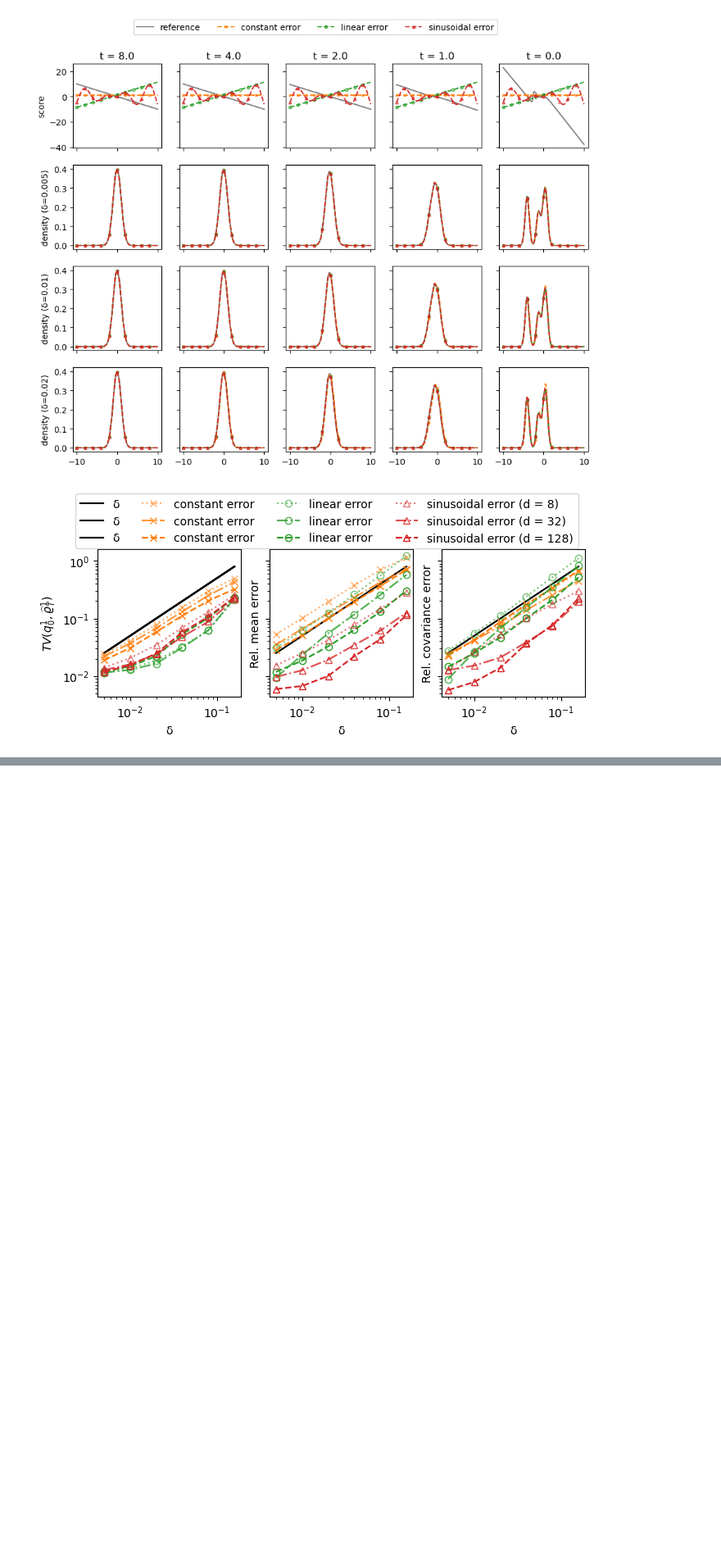
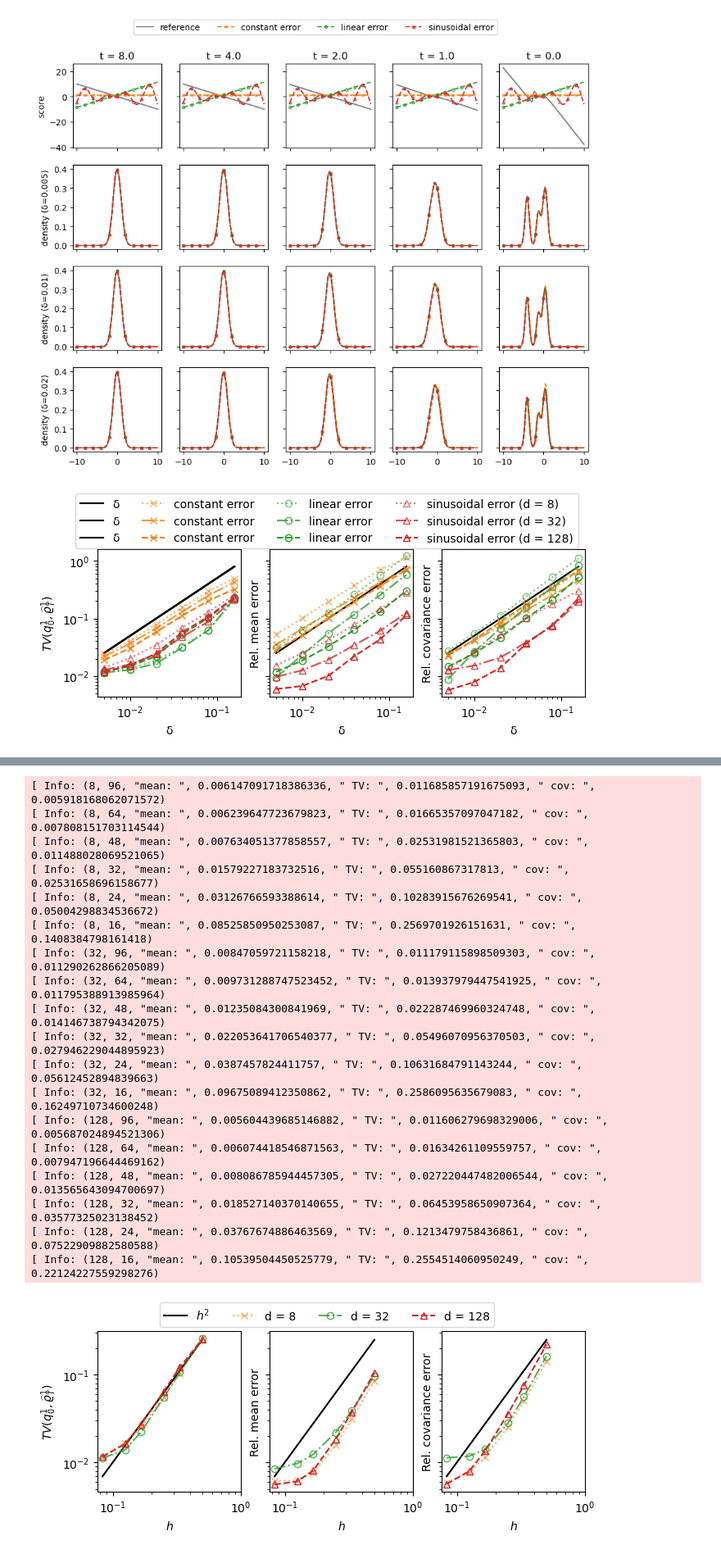
Before and after one commit to Zhengyu-Huang/InverseProblems.jl, a Jupyter notebook: Diffusion/Gaussian-mixture-density.ipynb, the cells around one changed output, grey strips where cells are left out. Shown at 82% size. Cells and saved outputs as stored; diff of their text form; code cells hidden in the pictures; blank space fills up the shorter version.

```diff
--- a/Diffusion/Gaussian-mixture-density.ipynb
+++ b/Diffusion/Gaussian-mixture-density.ipynb
@@ -865,0 +909,80 @@ fig.savefig("high-D-ode-error.pdf")
+# %%
+q0 = compute_qt(x_w, x_mean[:, 1:1], [xx_cov[i][1:1,1:1] for i = 1:N_modes], 0.0, Array(reshape(xc, (Ne, 1))))
+TVes = zeros(Ndim,  Nh)
+rmeanes = zeros(Ndim,  Nh)   #relative mean error
+rcoves = zeros(Ndim,  Nh)    #relative covariance error
+
+for idim = 1:Ndim
+    dim = dims[idim]
+    x_mean = x_mean_high[:, 1:dim]
+    xx_cov = extract_submatrix(xx_cov_high, dim, COV_DIAG)
+    Y0 = Y0_high[:, 1:dim]
+
+    GM_mean = x_mean' * x_w
+    GM_cov = zeros(dim, dim)
+    for i = 1:N_modes
+        GM_cov += x_w[i] * (xx_cov[i] + (x_mean[i,:] - GM_mean)*(x_mean[i,:] - GM_mean)')
+    end
+
+    for it = 1:Nh
+        YT = Ys[idim, it, end, :, 1:dim]
+        kernel = kde(YT[:,1], bandwidth=cbandwidth(T)) #project to the first component
+        ρ̂T = pdf(kernel, xc)
+        TVes[idim, it]   = sum(abs.(ρ̂T - q0)) / 2.0 * (xc[2] - xc[1])
+        GM_mean_esti = sum(YT, dims=1)[:]/Ny
+        rmeanes[idim,  it] = norm(GM_mean_esti - GM_mean) / norm(GM_mean)
+        rcoves[idim, it]  = norm((YT - ones(Ny)*GM_mean_esti')'*(YT - ones(Ny)*GM_mean_esti')/Ny - GM_cov) / norm(GM_cov)
+
+        @info dim,  Nts[it],  "mean: ",  rmeanes[idim, it], " TV: ", TVes[idim, it], " cov: ", rcoves[idim, it]
+    end
+end
+
+
+
+hs = T ./ Nts
+fig, ax = PyPlot.subplots(nrows = 1, ncols=3, sharex=true, sharey=true, figsize=(7, 2.8))
+for i = 1:3
+    ax[i].loglog(hs, hs.^2, "-", color = "black", fillstyle="none", label=L"h^2")
+end
+
+markers = ["x"; "o"; "^"]
+linestyles = ["dotted"; "dashdot"; "--"]
+alphas =[0.6; 0.8; 1.0]
+for idim = 1:Ndim
+    label = "d = "* string(dims[idim])
+    ax[1].loglog(hs, TVes[idim, :],    linestyle=linestyles[idim], marker=markers[idim], color = "C"*string(idim), alpha =alphas[idim], fillstyle="none", label = label)
+    ax[2].loglog(hs, rmeanes[idim, :], linestyle=linestyles[idim], marker=markers[idim], color = "C"*string(idim), alpha =alphas[idim], fillstyle="none", label = label)
+    ax[3].loglog(hs, rcoves[idim, :],  linestyle=linestyles[idim], marker=markers[idim], color = "C"*string(idim), alpha =alphas[idim], fillstyle="none", label = label)
+end
+for i = 1:3
+    ax[i].set_xlabel(L"h");
+    ax[i].set_xticks([0.1 ; 1.0])
+end
+handles, labels = ax[1,1].get_legend_handles_labels()
+fig.legend(handles,labels,loc = "upper center",bbox_to_anchor=(0.5,1.0),ncols=4)
+ax[1].set_ylabel(L"TV(q^1_{0}, \widehat{\varrho}^1_{T})")
+ax[2].set_ylabel("Rel. mean error")
+ax[3].set_ylabel("Rel. covariance error")
+
+fig.subplots_adjust(bottom=0.15,top=0.85,left=0.1,right=0.95,hspace=0.2)
+fig.savefig("high-D-ode-discretization-error.pdf")
+# %% [output]
+[ Info: (8, 96, "mean: ", 0.006147091718386336, " TV: ", 0.011685857191675093, " cov: ", 0.005918168062071572)
+[ Info: (8, 64, "mean: ", 0.006239647723679823, " TV: ", 0.01665357097047182, " cov: ", 0.007808151703114544)
+[ Info: (8, 48, "mean: ", 0.007634051377858557, " TV: ", 0.02531981521365803, " cov: ", 0.011488028069521065)
+[ Info: (8, 32, "mean: ", 0.01579227183732516, " TV: ", 0.055160867317813, " cov: ", 0.02531658696158677)
+[ Info: (8, 24, "mean: ", 0.03126766593388614, " TV: ", 0.10283915676269541, " cov: ", 0.05004298834536672)
+[ Info: (8, 16, "mean: ", 0.08525850950253087, " TV: ", 0.2569701926151631, " cov: ", 0.1408384798161418)
+[ Info: (32, 96, "mean: ", 0.00847059721158218, " TV: ", 0.011179115898509303, " cov: ", 0.011290262866205089)
+[ Info: (32, 64, "mean: ", 0.009731288747523452, " TV: ", 0.013937979447541925, " cov: ", 0.011795388913985964)
+[ Info: (32, 48, "mean: ", 0.01235084300841969, " TV: ", 0.022287469960324748, " cov: ", 0.014146738794342075)
+[ Info: (32, 32, "mean: ", 0.022053641706540377, " TV: ", 0.05496070956370503, " cov: ", 0.027946229044895923)
+[ Info: (32, 24, "mean: ", 0.0387457824411757, " TV: ", 0.10631684791143244, " cov: ", 0.05612452894839663)
+[ Info: (32, 16, "mean: ", 0.09675089412350862, " TV: ", 0.2586095635679083, " cov: ", 0.16249710734600248)
+[ Info: (128, 96, "mean: ", 0.005604439685146882, " TV: ", 0.011606279698329006, " cov: ", 0.005687024894521306)
+[ Info: (128, 64, "mean: ", 0.006074418546871563, " TV: ", 0.01634261109559757, " cov: ", 0.007947196644469162)
+[ Info: (128, 48, "mean: ", 0.008086785944457305, " TV: ", 0.027220447482006544, " cov: ", 0.013565643094700697)
+[ Info: (128, 32, "mean: ", 0.018527140370140655, " TV: ", 0.06453958650907364, " cov: ", 0.03577325023138452)
+[ Info: (128, 24, "mean: ", 0.03767674886463569, " TV: ", 0.1213479758436861, " cov: ", 0.07522909882580588)
+[ Info: (128, 16, "mean: ", 0.10539504450525779, " TV: ", 0.2554514060950249, " cov: ", 0.22124227559298276)
+[figure, added]
```
Also changed, not shown: parts of 6 cells of this notebook, 2 other files.
